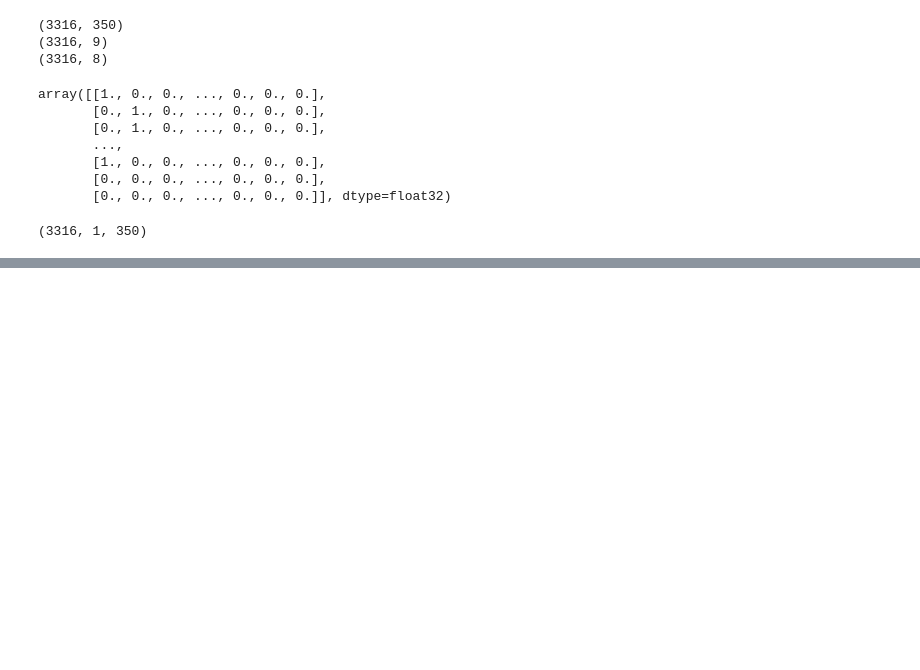
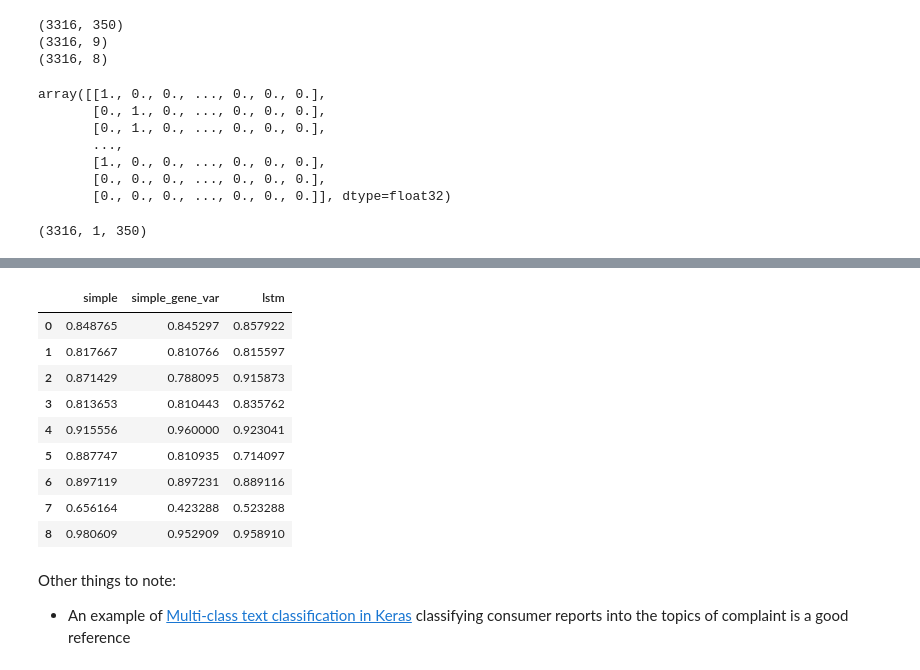
Before and after one commit to kfchou/PersonalizedMedicine, a Jupyter notebook: Classify_w_Keras.ipynb, the cells around one changed output, grey strips where cells are left out. Cells and saved outputs as stored; diff of their text form; code cells hidden in the pictures; blank space fills up the shorter version.

```diff
--- a/Classify_w_Keras.ipynb
+++ b/Classify_w_Keras.ipynb
@@ -453,0 +457,19 @@ plot_roc(y_true_oh,y_pred_prob.squeeze(),'LSTM model')
+# %%
+aucs = {'simple':list(roc_simple_feedforward.values()),
+        'simple_gene_var':list(roc_simple_gene_var.values()),
+        'lstm':list(roc_lstm1.values())}
+pd.DataFrame(aucs)
+# %% [output]
+|  | simple | simple_gene_var | lstm |
+| 0 | 0.848765 | 0.845297 | 0.857922 |
+| 1 | 0.817667 | 0.810766 | 0.815597 |
+| 2 | 0.871429 | 0.788095 | 0.915873 |
+| 3 | 0.813653 | 0.810443 | 0.835762 |
+| 4 | 0.915556 | 0.960000 | 0.923041 |
+| 5 | 0.887747 | 0.810935 | 0.714097 |
+| 6 | 0.897119 | 0.897231 | 0.889116 |
+| 7 | 0.656164 | 0.423288 | 0.523288 |
+| 8 | 0.980609 | 0.952909 | 0.958910 |
+# %% [markdown]
+Other things to note:
+* An example of [Multi-class text classification in Keras](https://towardsdatascience.com/multi-class-text-classification-with-lstm-1590bee1bd17) classifying consumer reports into the topics of complaint is a good reference
```
Also changed, not shown: parts of 15 cells of this notebook.
